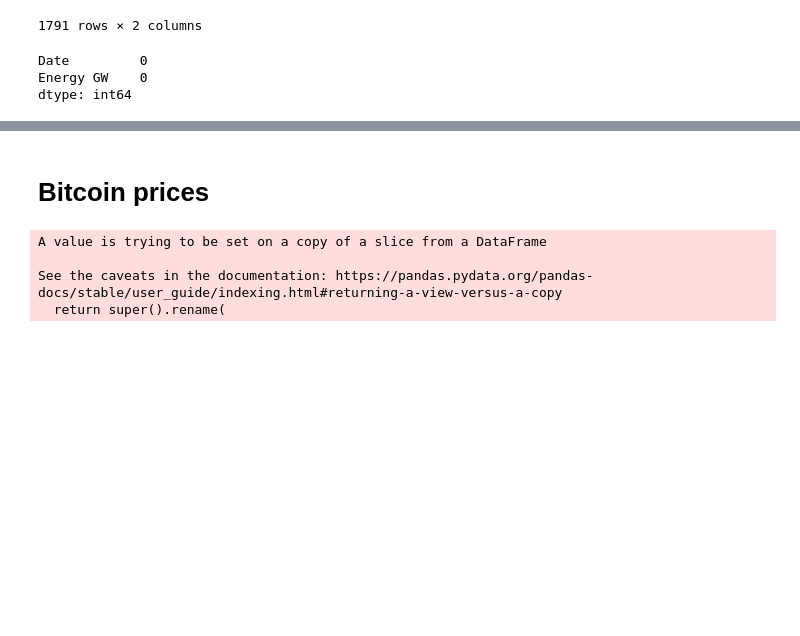
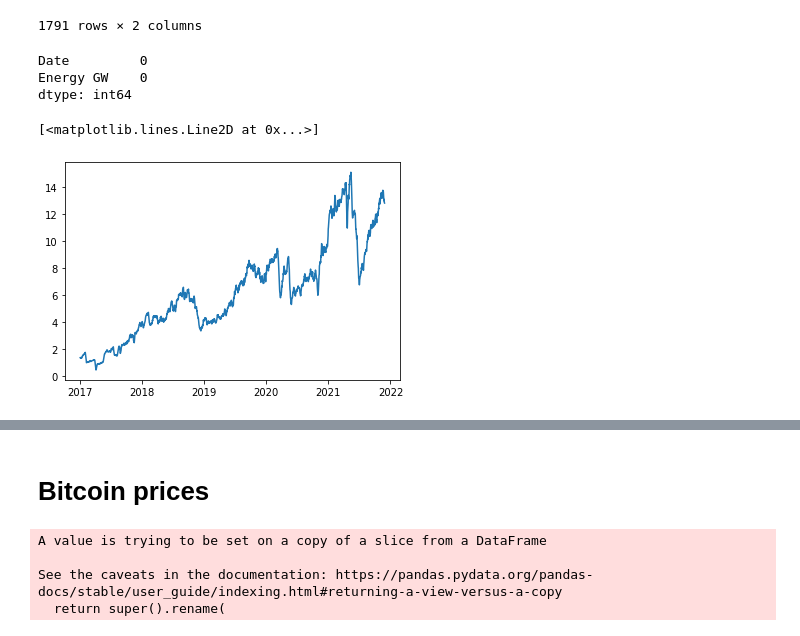
Before and after one commit to QuantLet/SDA_2021_St_Gallen, a Jupyter notebook: data_merging.ipynb, the cells around one changed output, grey strips where cells are left out. Saved outputs shown, nothing was run; the diff lists cells and outputs as text; code cells hidden in the pictures; blank space fills up the shorter version.

```diff
--- a/data_merging.ipynb
+++ b/data_merging.ipynb
@@ -45,3 +46,10 @@ df_energy_clean.isna().sum()
 Date         0
 Energy GW    0
 dtype: int64
+# %%
+x = df_energy_clean['Date']
+y = df_energy_clean['Energy GW']
+plt.plot(x, y)
+# %% [output]
+[<matplotlib.lines.Line2D at 0x...>]
+[figure, added]
```
Also changed, not shown: parts of 2 cells of this notebook, 2 other files.
